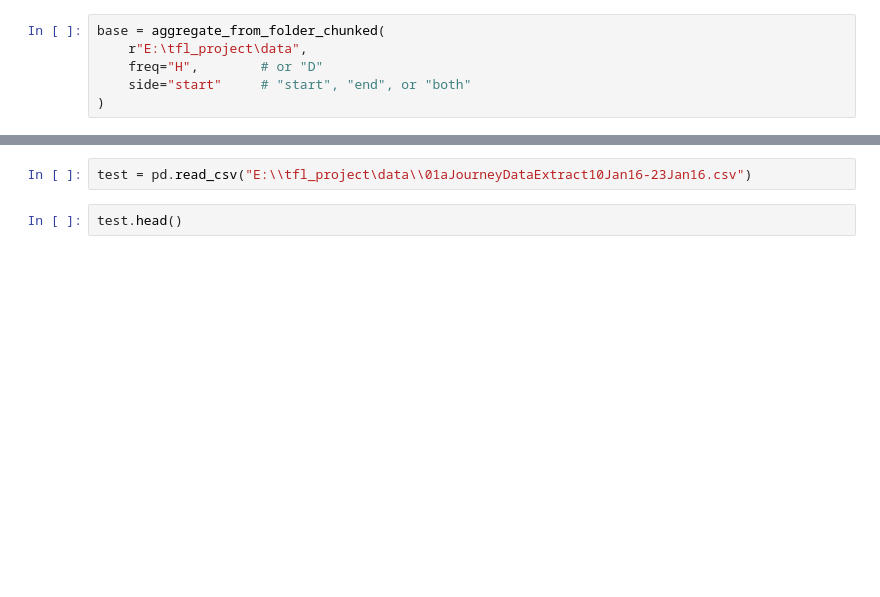
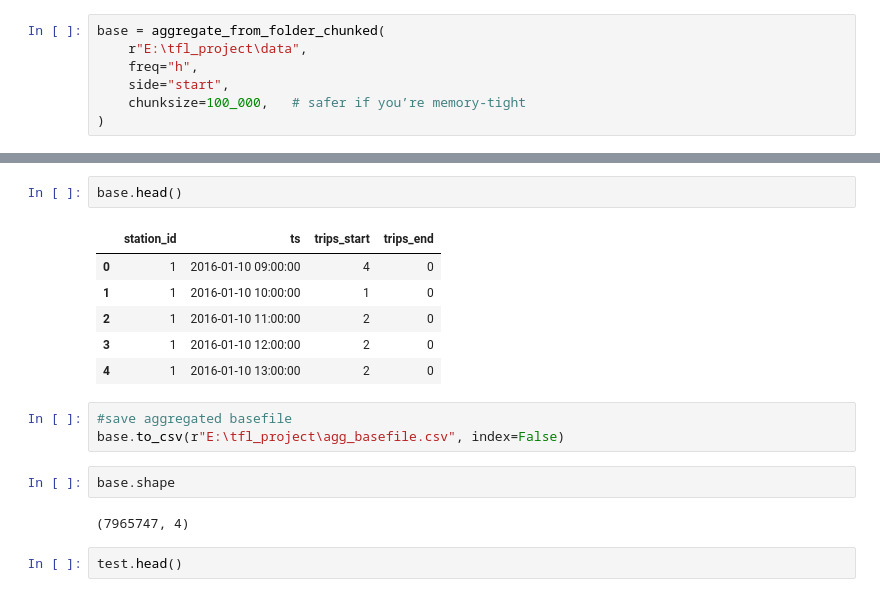
Before and after one commit to stucsk99/tfl_bike_casual, a Jupyter notebook: agg.ipynb, the cells around one changed output, grey strips where cells are left out. Drawn from its saved outputs; the diff is of its cells as text; blank space fills up the shorter version.

```diff
--- a/agg.ipynb
+++ b/agg.ipynb
@@ -228,8 +176,9 @@ def aggregate_from_folder_chunked(
 # %%
 base = aggregate_from_folder_chunked(
     r"E:\tfl_project\data",
-    freq="H",        # or "D"
-    side="start"     # "start", "end", or "both"
+    freq="h",
+    side="start",
+    chunksize=100_000,   # safer if you’re memory-tight
 )
 # %% [output]
 Found 117 files.
@@ -238,5 +201,19 @@ ValueError: Invalid frequency: H. Failed to parse with error message: ValueError
-# %%
-test = pd.read_csv("E:\\tfl_project\data\\01aJourneyDataExtract10Jan16-23Jan16.csv")
+# %%
+base.head()
+# %% [output]
+|  | station_id | ts | trips_start | trips_end |
+| 0 | 1 | 2016-01-10 09:00:00 | 4 | 0 |
+| 1 | 1 | 2016-01-10 10:00:00 | 1 | 0 |
+| 2 | 1 | 2016-01-10 11:00:00 | 2 | 0 |
+| 3 | 1 | 2016-01-10 12:00:00 | 2 | 0 |
+| 4 | 1 | 2016-01-10 13:00:00 | 2 | 0 |
+# %%
+#save aggregated basefile
+base.to_csv(r"E:\tfl_project\agg_basefile.csv", index=False)
+# %%
+base.shape
+# %% [output]
+(7965747, 4)
 # %%
 test.head()
 # %% [output]
```
Also changed, not shown: parts of 26 cells of this notebook, 4 other files.
